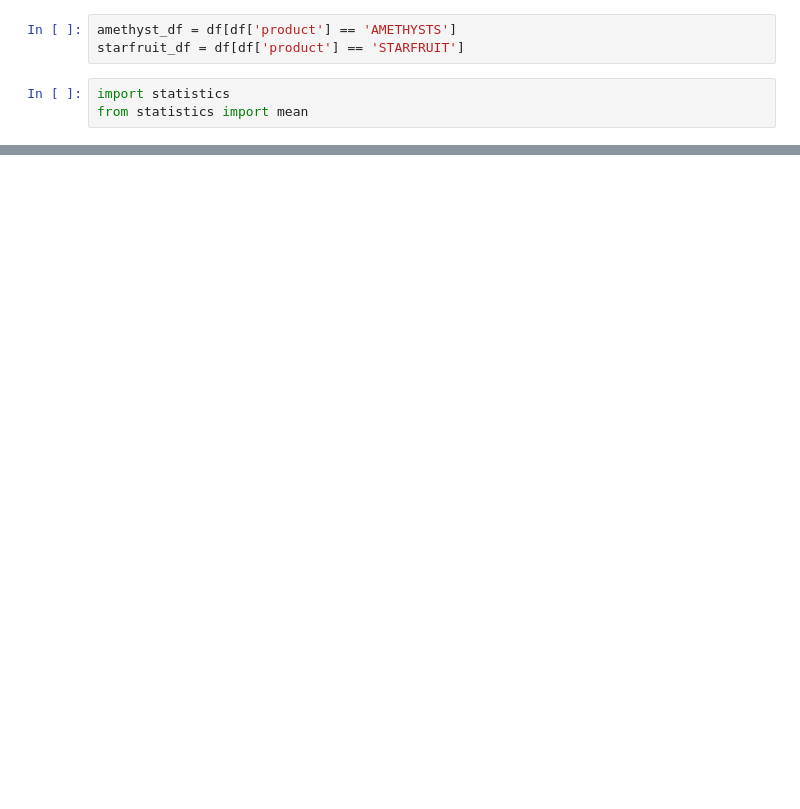
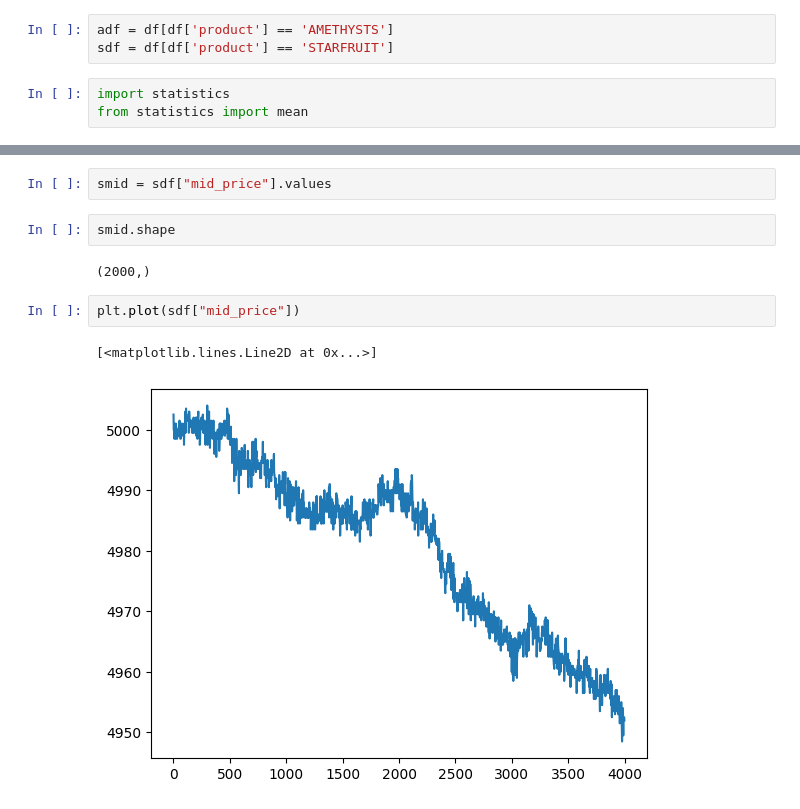
Before and after one commit to yyashhp/Prosperity_2024, a Jupyter notebook: dataExploration.ipynb, the cells around one changed output, grey strips where cells are left out. Cells and saved outputs as stored; diff of their text form; blank space fills up the shorter version.

```diff
--- a/dataExploration.ipynb
+++ b/dataExploration.ipynb
@@ -85,6 +50,6 @@ df['mid_price'].values.min()
 # %%
-amethyst_df = df[df['product'] == 'AMETHYSTS']
-starfruit_df = df[df['product'] == 'STARFRUIT']
+adf = df[df['product'] == 'AMETHYSTS']
+sdf = df[df['product'] == 'STARFRUIT']
 # %%
 import statistics
 from statistics import mean
@@ -114,3 +79,14 @@ get_stats(starfruit_df['mid_price'])
                median: 4985.5
                std: 14.271093230320313
                length: 2000
+# %%
+smid = sdf["mid_price"].values
+# %%
+smid.shape
+# %% [output]
+(2000,)
+# %%
+plt.plot(sdf["mid_price"])
+# %% [output]
+[<matplotlib.lines.Line2D at 0x...>]
+[figure, added]
```
Also changed, not shown: parts of 13 cells of this notebook.
